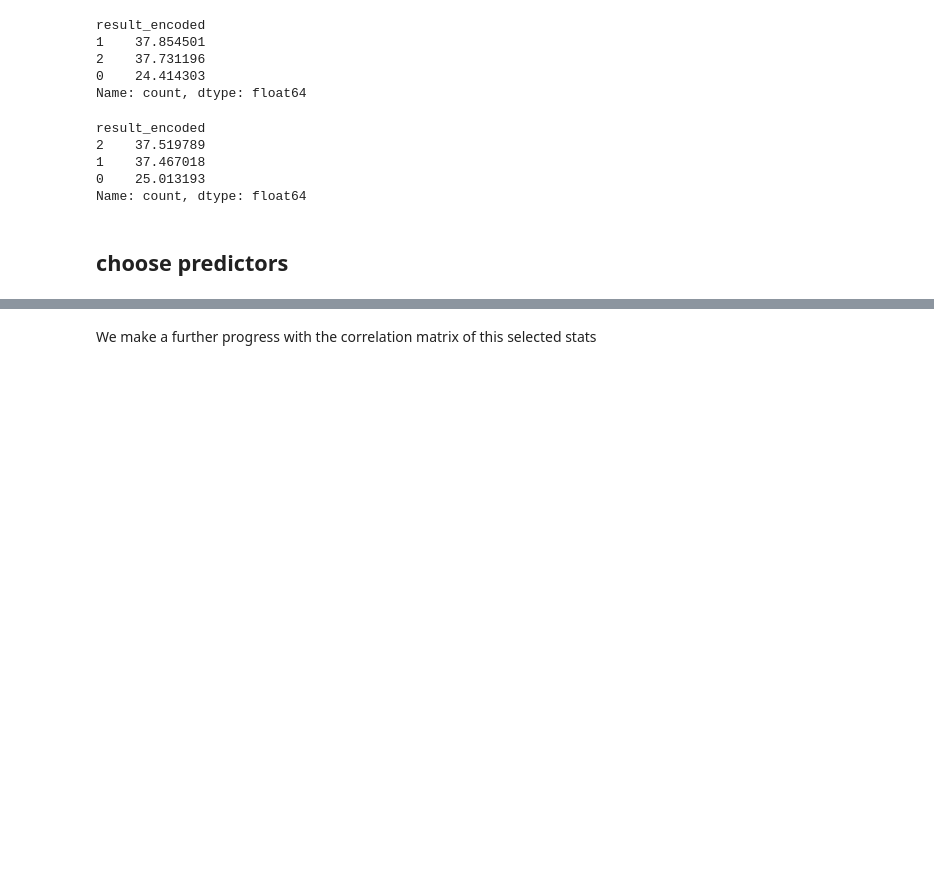
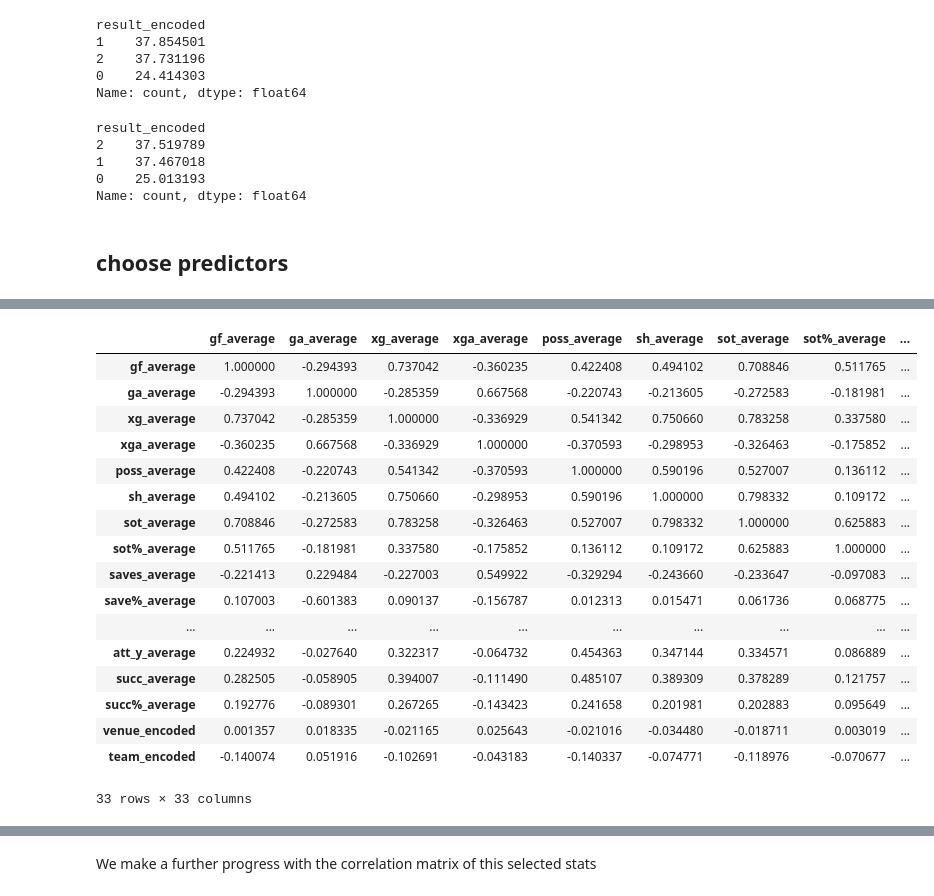
Before and after one commit to BinhHong/Prediction-football-outcome-in-Bundesliga, a Jupyter notebook: Data preparation.ipynb, the cells around one changed output, grey strips where cells are left out. Cells and saved outputs as stored; diff of their text form; code cells hidden in the pictures; blank space fills up the shorter version.

```diff
--- a/Data preparation.ipynb
+++ b/Data preparation.ipynb
@@ -831,0 +741,25 @@ corr_matrix_for_team
+# %%
+# take a look at correlation matrix of team and opponent
+corr_matrix_for_team = train[name_of_average_stats + ['venue_encoded', 'team_encoded']].corr()
+name_of_average_stats_opponent = [f"{stat}_opponent" for stat in name_of_average_stats]
+corr_matrix_opponent = train[name_of_average_stats_opponent + ['venue_encoded_opponent', 'team_encoded_opponent']].corr()
+corr_matrix_for_team
+# %% [output]
+|  | gf_average | ga_average | xg_average | xga_average | poss_average | sh_average | sot_average | sot%_average | ... |
+| gf_average | 1.000000 | -0.294393 | 0.737042 | -0.360235 | 0.422408 | 0.494102 | 0.708846 | 0.511765 | ... |
+| ga_average | -0.294393 | 1.000000 | -0.285359 | 0.667568 | -0.220743 | -0.213605 | -0.272583 | -0.181981 | ... |
+| xg_average | 0.737042 | -0.285359 | 1.000000 | -0.336929 | 0.541342 | 0.750660 | 0.783258 | 0.337580 | ... |
+| xga_average | -0.360235 | 0.667568 | -0.336929 | 1.000000 | -0.370593 | -0.298953 | -0.326463 | -0.175852 | ... |
+| poss_average | 0.422408 | -0.220743 | 0.541342 | -0.370593 | 1.000000 | 0.590196 | 0.527007 | 0.136112 | ... |
+| sh_average | 0.494102 | -0.213605 | 0.750660 | -0.298953 | 0.590196 | 1.000000 | 0.798332 | 0.109172 | ... |
+| sot_average | 0.708846 | -0.272583 | 0.783258 | -0.326463 | 0.527007 | 0.798332 | 1.000000 | 0.625883 | ... |
+| sot%_average | 0.511765 | -0.181981 | 0.337580 | -0.175852 | 0.136112 | 0.109172 | 0.625883 | 1.000000 | ... |
+| saves_average | -0.221413 | 0.229484 | -0.227003 | 0.549922 | -0.329294 | -0.243660 | -0.233647 | -0.097083 | ... |
+| save%_average | 0.107003 | -0.601383 | 0.090137 | -0.156787 | 0.012313 | 0.015471 | 0.061736 | 0.068775 | ... |
+| ... | ... | ... | ... | ... | ... | ... | ... | ... | ... |
+| att_y_average | 0.224932 | -0.027640 | 0.322317 | -0.064732 | 0.454363 | 0.347144 | 0.334571 | 0.086889 | ... |
+| succ_average | 0.282505 | -0.058905 | 0.394007 | -0.111490 | 0.485107 | 0.389309 | 0.378289 | 0.121757 | ... |
+| succ%_average | 0.192776 | -0.089301 | 0.267265 | -0.143423 | 0.241658 | 0.201981 | 0.202883 | 0.095649 | ... |
+| venue_encoded | 0.001357 | 0.018335 | -0.021165 | 0.025643 | -0.021016 | -0.034480 | -0.018711 | 0.003019 | ... |
+| team_encoded | -0.140074 | 0.051916 | -0.102691 | -0.043183 | -0.140337 | -0.074771 | -0.118976 | -0.070677 | ... |
+33 rows × 33 columns
```
Also changed, not shown: parts of 56 cells of this notebook.
